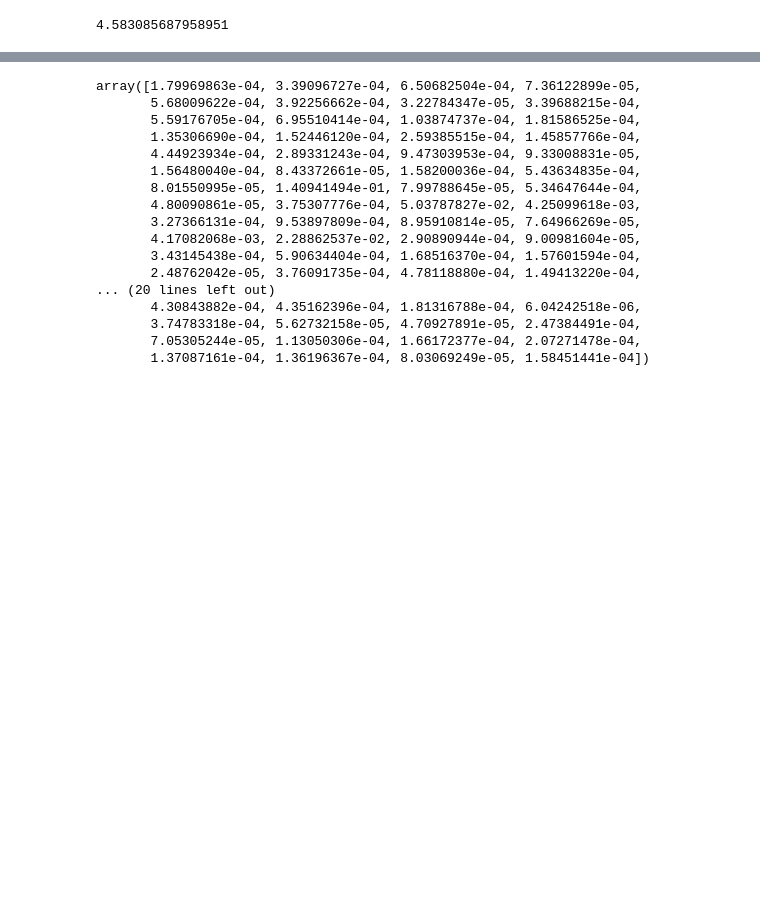
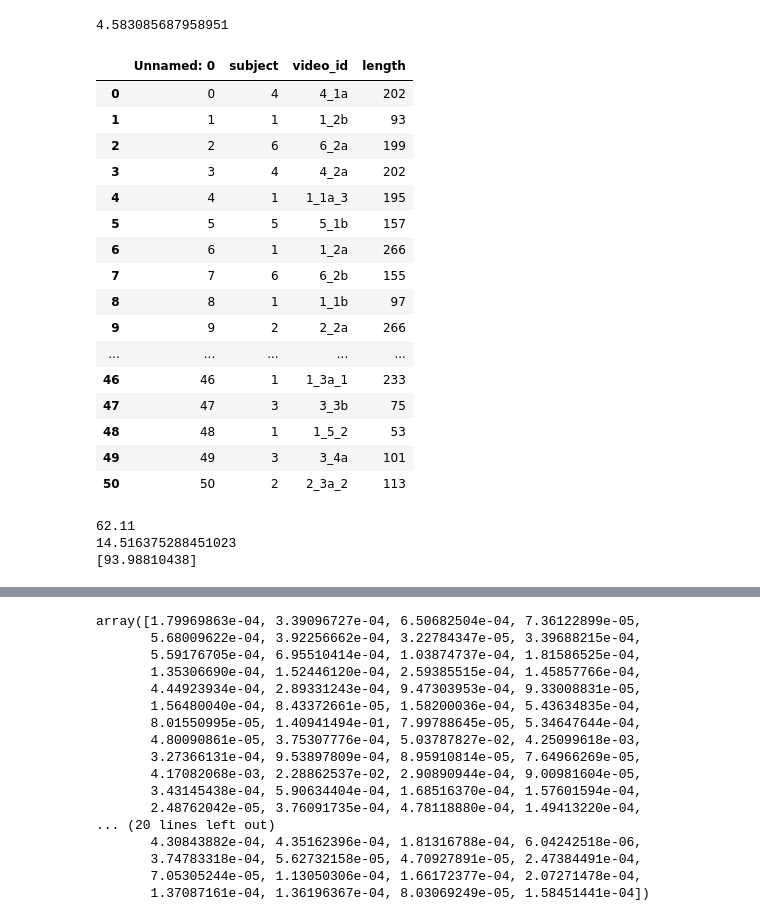
Before and after one commit to sofiabroome/painface-recognition, a Jupyter notebook: notebooks/1d_pain.ipynb, the cells around one changed output, grey strips where cells are left out. Cells and saved outputs as stored; diff of their text form; code cells hidden in the pictures; blank space fills up the shorter version.

```diff
--- a/notebooks/1d_pain.ipynb
+++ b/notebooks/1d_pain.ipynb
@@ -28,3 +29,37 @@ plot_time_series(time, non_stationary, label='Non-stationary time series')
 np.random.uniform(5)
 # %% [output]
 4.583085687958951
+# %%
+hej=pd.read_csv('../metadata/video_lengths.csv')[:51]
+# %%
+hej
+# %% [output]
+|  | Unnamed: 0 | subject | video_id | length |
+| 0 | 0 | 4 | 4_1a | 202 |
+| 1 | 1 | 1 | 1_2b | 93 |
+| 2 | 2 | 6 | 6_2a | 199 |
+| 3 | 3 | 4 | 4_2a | 202 |
+| 4 | 4 | 1 | 1_1a_3 | 195 |
+| 5 | 5 | 5 | 5_1b | 157 |
+| 6 | 6 | 1 | 1_2a | 266 |
+| 7 | 7 | 6 | 6_2b | 155 |
+| 8 | 8 | 1 | 1_1b | 97 |
+| 9 | 9 | 2 | 2_2a | 266 |
+| ... | ... | ... | ... | ... |
+| 46 | 46 | 1 | 1_3a_1 | 233 |
+| 47 | 47 | 3 | 3_3b | 75 |
+| 48 | 48 | 1 | 1_5_2 | 53 |
+| 49 | 49 | 3 | 3_4a | 101 |
+| 50 | 50 | 2 | 2_3a_2 | 113 |
+# %%
+lengths = pd.read_csv('../metadata/video_lengths.csv')[51:]
+print(lengths['length'].mean())
+print(lengths['length'].std())
+
+mu = lengths['length'].mean()
+sigma = lengths['length'].std()
+print(sigma * np.random.randn(1) + mu)
+# %% [output]
+62.11
+14.516375288451023
+[93.98810438]
```
Also changed, not shown: parts of 15 cells of this notebook.
